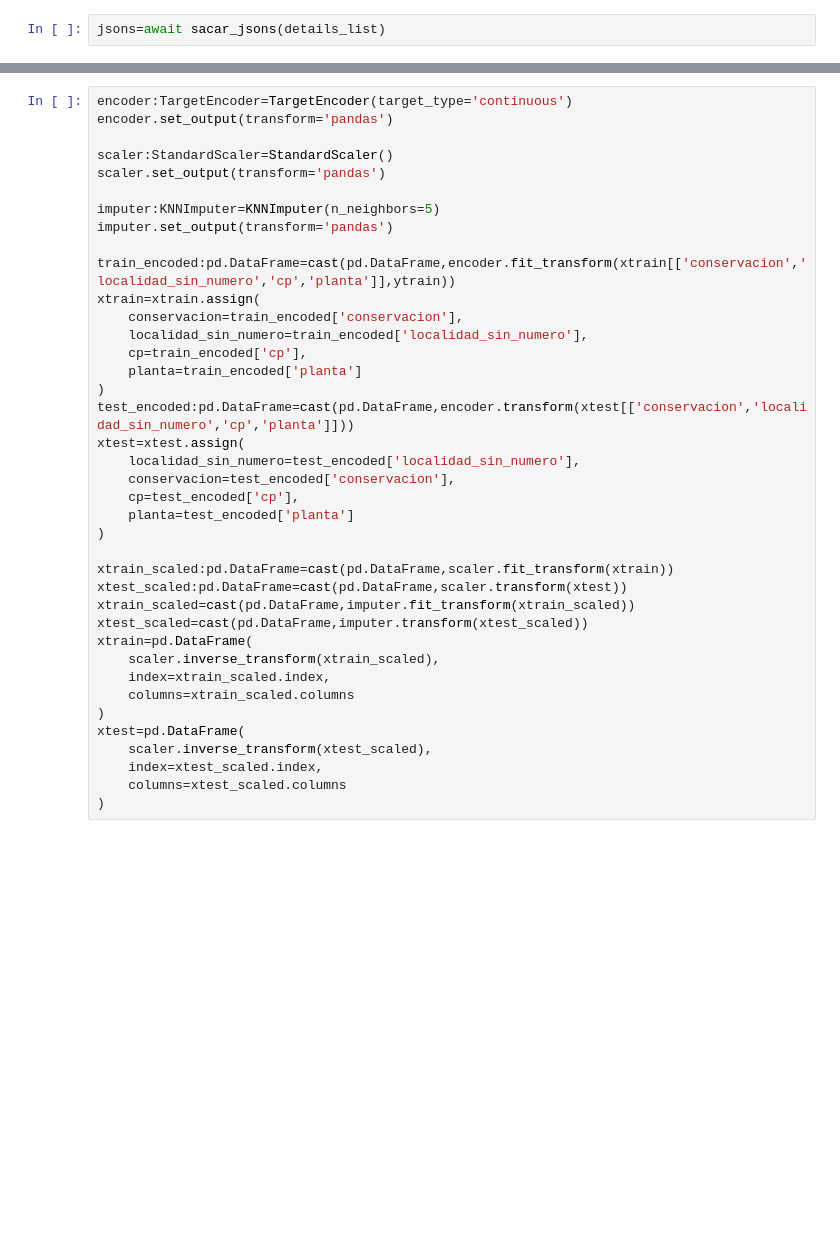
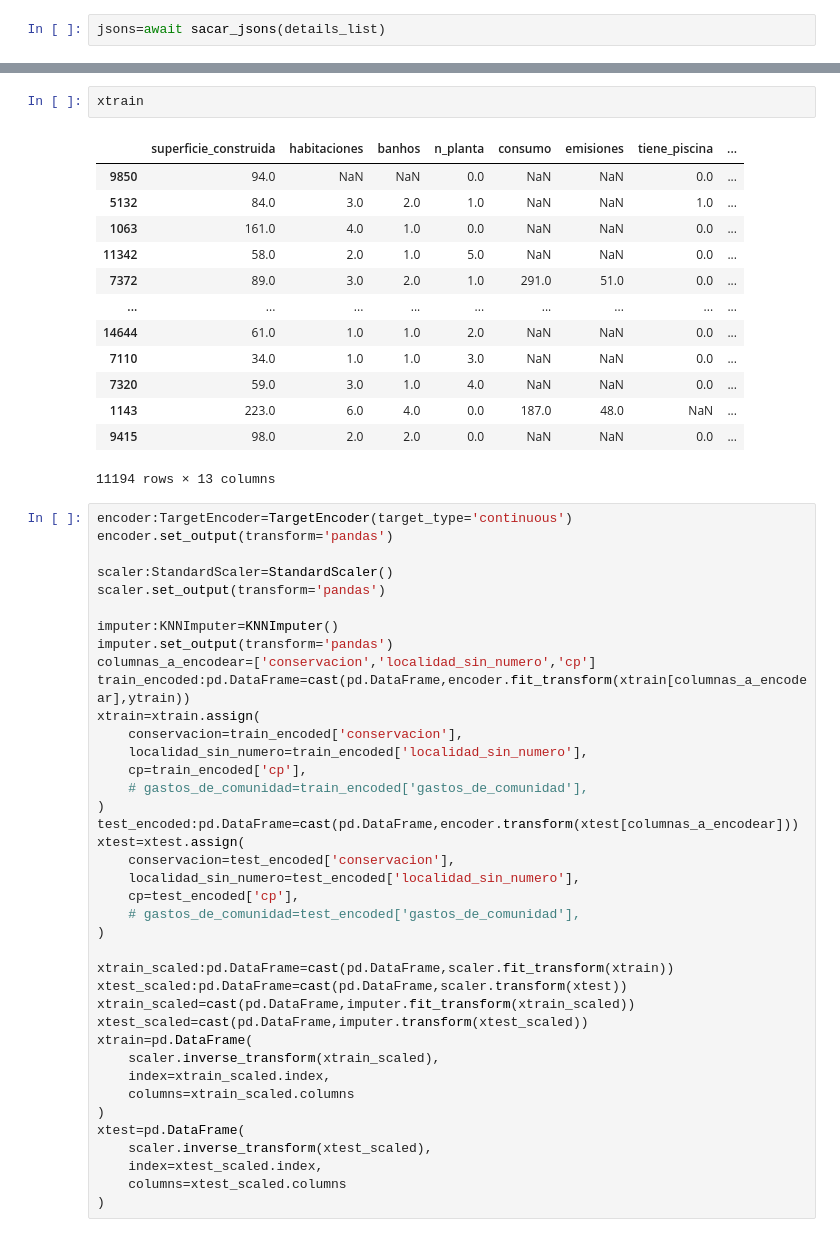
Before and after one commit to LucasDR140603/Proyecto-Pisos, a Jupyter notebook: pruebas.ipynb, the cells around one changed output, grey strips where cells are left out. Saved outputs shown, nothing was run; the diff lists cells and outputs as text; blank space fills up the shorter version.

```diff
--- a/pruebas.ipynb
+++ b/pruebas.ipynb
@@ -635,4 +682,20 @@ planta                     0
 dtype: int64
+# %%
+xtrain
+# %% [output]
+|  | superficie_construida | habitaciones | banhos | n_planta | consumo | emisiones | tiene_piscina | ... |
+| 9850 | 94.0 | NaN | NaN | 0.0 | NaN | NaN | 0.0 | ... |
+| 5132 | 84.0 | 3.0 | 2.0 | 1.0 | NaN | NaN | 1.0 | ... |
+| 1063 | 161.0 | 4.0 | 1.0 | 0.0 | NaN | NaN | 0.0 | ... |
+| 11342 | 58.0 | 2.0 | 1.0 | 5.0 | NaN | NaN | 0.0 | ... |
+| 7372 | 89.0 | 3.0 | 2.0 | 1.0 | 291.0 | 51.0 | 0.0 | ... |
+| ... | ... | ... | ... | ... | ... | ... | ... | ... |
+| 14644 | 61.0 | 1.0 | 1.0 | 2.0 | NaN | NaN | 0.0 | ... |
+| 7110 | 34.0 | 1.0 | 1.0 | 3.0 | NaN | NaN | 0.0 | ... |
+| 7320 | 59.0 | 3.0 | 1.0 | 4.0 | NaN | NaN | 0.0 | ... |
+| 1143 | 223.0 | 6.0 | 4.0 | 0.0 | 187.0 | 48.0 | NaN | ... |
+| 9415 | 98.0 | 2.0 | 2.0 | 0.0 | NaN | NaN | 0.0 | ... |
+11194 rows × 13 columns
 # %%
 encoder:TargetEncoder=TargetEncoder(target_type='continuous')
 encoder.set_output(transform='pandas')
@@ -640,22 +703,22 @@ encoder.set_output(transform='pandas')
 scaler:StandardScaler=StandardScaler()
 scaler.set_output(transform='pandas')
 
-imputer:KNNImputer=KNNImputer(n_neighbors=5)
+imputer:KNNImputer=KNNImputer()
 imputer.set_output(transform='pandas')
-
-train_encoded:pd.DataFrame=cast(pd.DataFrame,encoder.fit_transform(xtrain[['conservacion','localidad_sin_numero','cp','planta']],ytrain))
+columnas_a_encodear=['conservacion','localidad_sin_numero','cp']
+train_encoded:pd.DataFrame=cast(pd.DataFrame,encoder.fit_transform(xtrain[columnas_a_encodear],ytrain))
 xtrain=xtrain.assign(
     conservacion=train_encoded['conservacion'],
     localidad_sin_numero=train_encoded['localidad_sin_numero'],
     cp=train_encoded['cp'],
-    planta=train_encoded['planta']
+    # gastos_de_comunidad=train_encoded['gastos_de_comunidad'],
 )
-test_encoded:pd.DataFrame=cast(pd.DataFrame,encoder.transform(xtest[['conservacion','localidad_sin_numero','cp','planta']]))
+test_encoded:pd.DataFrame=cast(pd.DataFrame,encoder.transform(xtest[columnas_a_encodear]))
 xtest=xtest.assign(
+    conservacion=test_encoded['conservacion'],
     localidad_sin_numero=test_encoded['localidad_sin_numero'],
-    conservacion=test_encoded['conservacion'],
     cp=test_encoded['cp'],
-    planta=test_encoded['planta']
+    # gastos_de_comunidad=test_encoded['gastos_de_comunidad'],
 )
 
 xtrain_scaled:pd.DataFrame=cast(pd.DataFrame,scaler.fit_transform(xtrain))
```
Also changed, not shown: parts of 50 cells of this notebook, 3 other files.
